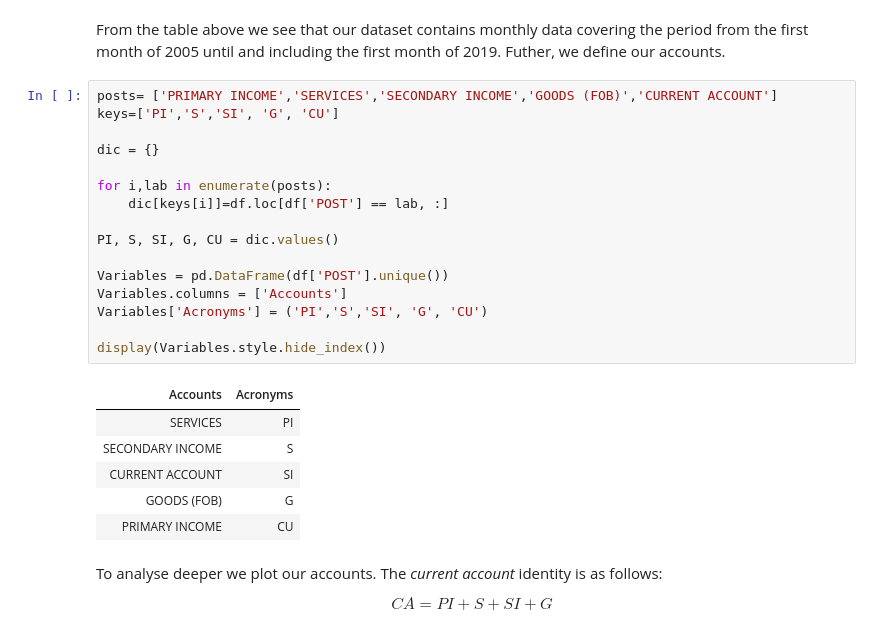
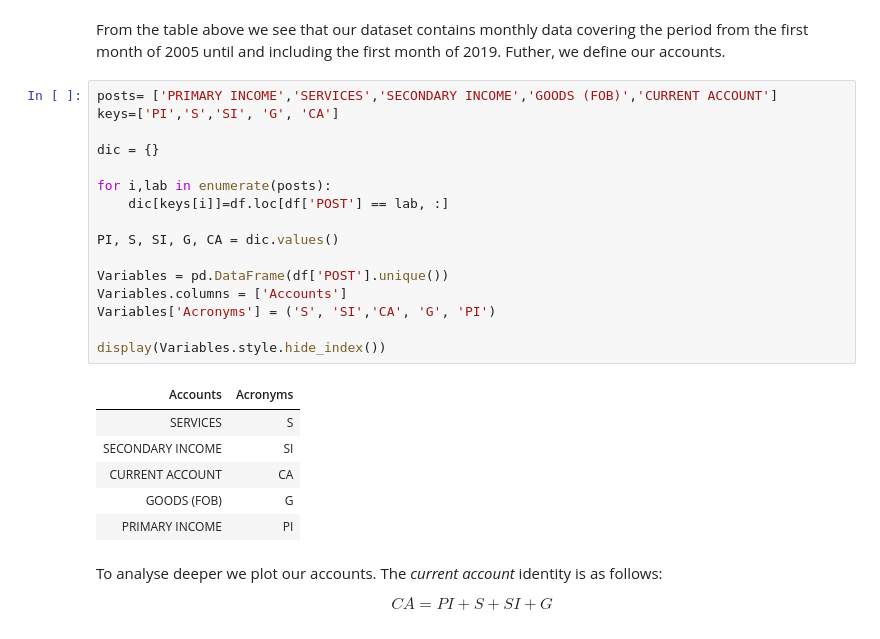
Before and after one commit to NumEconCopenhagen/projects-2019-msc, a Jupyter notebook: dataproject/Data Analysis Project.ipynb, the cells around one changed output. Drawn from its saved outputs; the diff is of its cells as text.

```diff
--- a/dataproject/Data Analysis Project.ipynb
+++ b/dataproject/Data Analysis Project.ipynb
@@ -159,27 +159,27 @@ display(df.tail(5))
 From the table above we see that our dataset contains monthly data covering the period from the first month of 2005 until and including the first month of 2019. Futher, we define our accounts.
 # %%
 posts= ['PRIMARY INCOME','SERVICES','SECONDARY INCOME','GOODS (FOB)','CURRENT ACCOUNT']
-keys=['PI','S','SI', 'G', 'CU']
+keys=['PI','S','SI', 'G', 'CA']
 
 dic = {}
 
 for i,lab in enumerate(posts):
     dic[keys[i]]=df.loc[df['POST'] == lab, :]
 
-PI, S, SI, G, CU = dic.values()
+PI, S, SI, G, CA = dic.values()
 
 Variables = pd.DataFrame(df['POST'].unique())
 Variables.columns = ['Accounts']
-Variables['Acronyms'] = ('PI','S','SI', 'G', 'CU')
+Variables['Acronyms'] = ('S', 'SI','CA', 'G', 'PI')
 
 display(Variables.style.hide_index())
 # %% [output]
 | Accounts | Acronyms |
-| SERVICES | PI |
-| SECONDARY INCOME | S |
-| CURRENT ACCOUNT | SI |
+| SERVICES | S |
+| SECONDARY INCOME | SI |
+| CURRENT ACCOUNT | CA |
 | GOODS (FOB) | G |
-| PRIMARY INCOME | CU |
+| PRIMARY INCOME | PI |
 # %% [markdown]
 To analyse deeper we plot our accounts. The *current account* identity is as follows:
 
```
Also changed, not shown: parts of 2 cells of this notebook.
